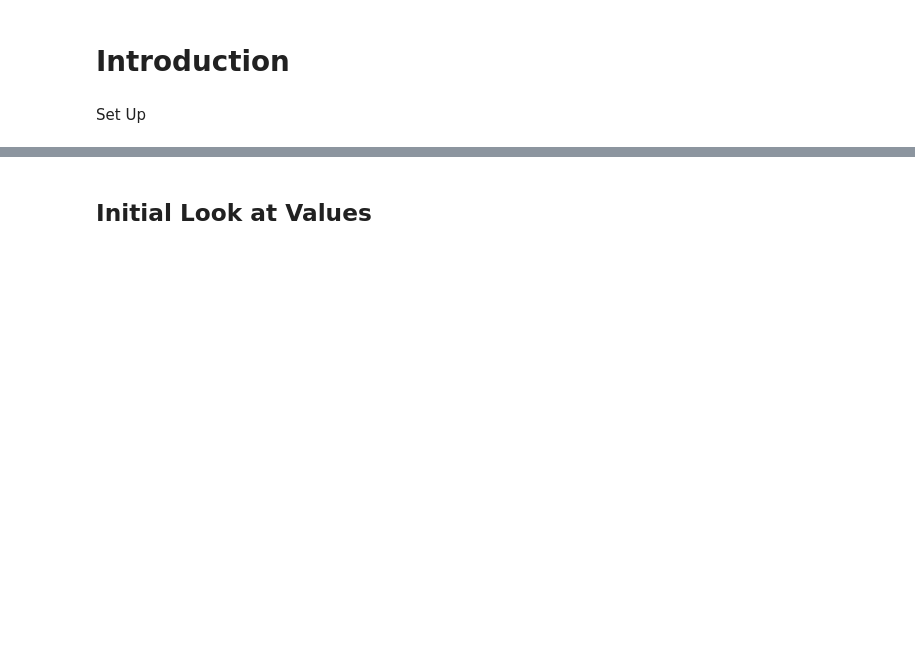
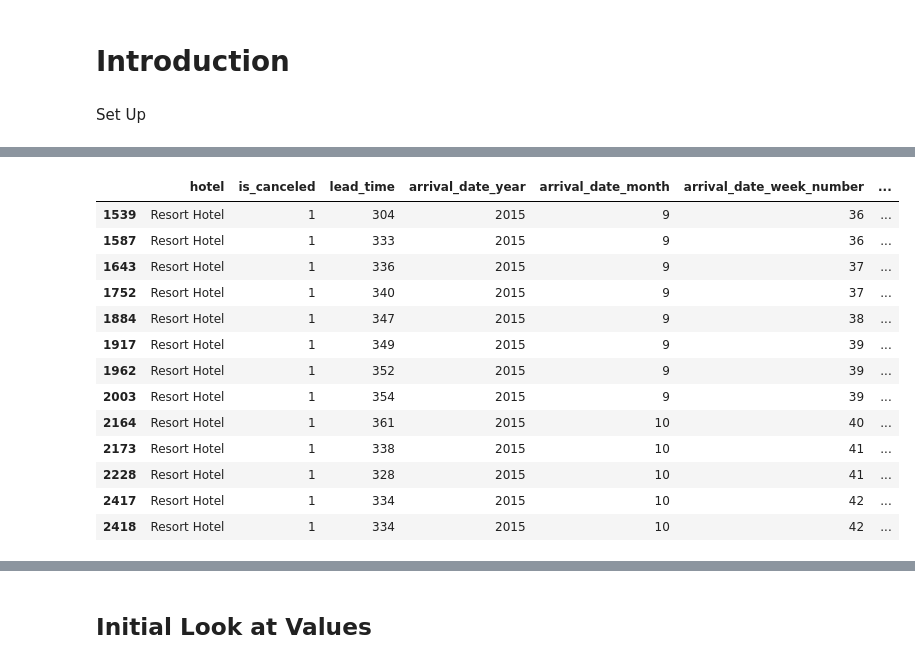
Before and after one commit to briantlui/predictive-model, a Jupyter notebook: notebooks/01-data-loading-cleaning.ipynb, the cells around one changed output, grey strips where cells are left out. Saved outputs shown, nothing was run; the diff lists cells and outputs as text; code cells hidden in the pictures; blank space fills up the shorter version.

```diff
--- a/notebooks/01-data-loading-cleaning.ipynb
+++ b/notebooks/01-data-loading-cleaning.ipynb
@@ -61,0 +141,3 @@ memory usage: 5.2+ MB
+# %%
+#Creating copy of original DF before initial cleaning
+init_clean_df = original_df.copy()
@@ -61,0 +149,3 @@ memory usage: 5.2+ MB
+# %%
+# fill children null values to 0
+init_clean_df['children'] = init_clean_df['children'].fillna(0)
@@ -61,0 +157,3 @@ memory usage: 5.2+ MB
+# %%
+# Convert children column to int
+init_clean_df['children']= init_clean_df['children'].astype(int)
@@ -61,0 +181,10 @@ memory usage: 5.2+ MB
+# %%
+#Convert arrival_date_month to integers
+#Create a dictionary to map month names to integers
+month_mapping = {
+    'January': 1, 'February': 2, 'March': 3, 'April': 4,
+    'May': 5, 'June': 6, 'July': 7, 'August': 8,
+    'September': 9, 'October': 10, 'November': 11, 'December': 12}
+
+#Use mapping to convert arrival_date_month to integer
+init_clean_df['arrival_date_month'] = init_clean_df['arrival_date_month'].map(month_mapping)
@@ -61,0 +268,20 @@ memory usage: 5.2+ MB
+# %%
+#Identifying what hotel these large length of stays are in
+#np.where(init_clean_df['adults'] > 7, init_clean_df['hotel'])
+
+init_clean_df[init_clean_df['adults'] > 7]
+# %% [output]
+|  | hotel | is_canceled | lead_time | arrival_date_year | arrival_date_month | arrival_date_week_number | ... |
+| 1539 | Resort Hotel | 1 | 304 | 2015 | 9 | 36 | ... |
+| 1587 | Resort Hotel | 1 | 333 | 2015 | 9 | 36 | ... |
+| 1643 | Resort Hotel | 1 | 336 | 2015 | 9 | 37 | ... |
+| 1752 | Resort Hotel | 1 | 340 | 2015 | 9 | 37 | ... |
+| 1884 | Resort Hotel | 1 | 347 | 2015 | 9 | 38 | ... |
+| 1917 | Resort Hotel | 1 | 349 | 2015 | 9 | 39 | ... |
+| 1962 | Resort Hotel | 1 | 352 | 2015 | 9 | 39 | ... |
+| 2003 | Resort Hotel | 1 | 354 | 2015 | 9 | 39 | ... |
+| 2164 | Resort Hotel | 1 | 361 | 2015 | 10 | 40 | ... |
+| 2173 | Resort Hotel | 1 | 338 | 2015 | 10 | 41 | ... |
+| 2228 | Resort Hotel | 1 | 328 | 2015 | 10 | 41 | ... |
+| 2417 | Resort Hotel | 1 | 334 | 2015 | 10 | 42 | ... |
+| 2418 | Resort Hotel | 1 | 334 | 2015 | 10 | 42 | ... |
```
Also changed, not shown: parts of 48 cells of this notebook.
